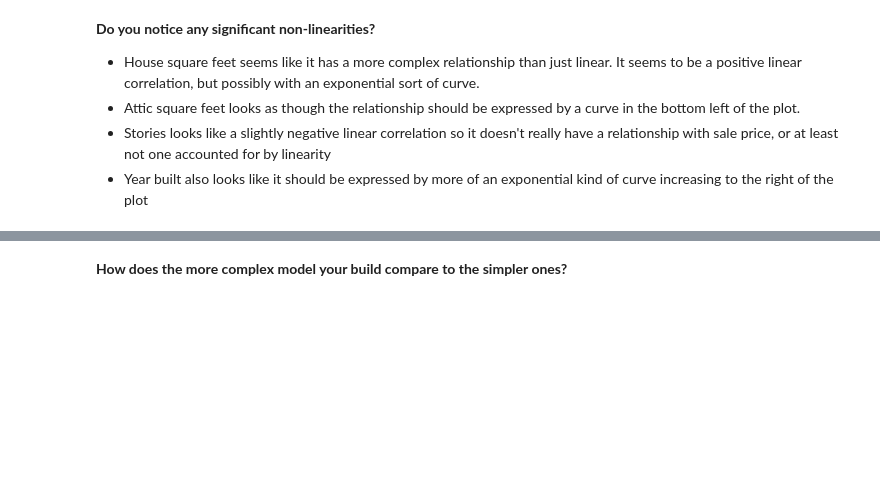
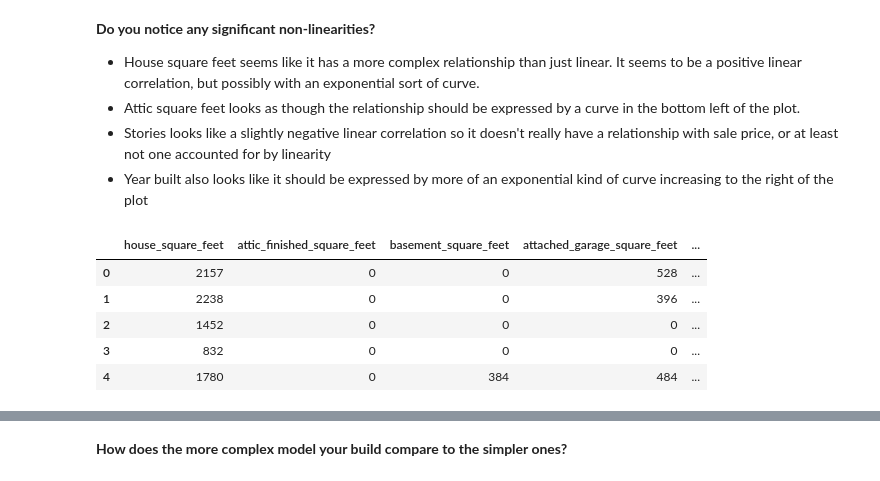
Before and after one commit to kpunsalan8/linearModels-KP, a Jupyter notebook: lab/lab_notebook_applied.ipynb, the cells around one changed output, grey strips where cells are left out. Cells and saved outputs as stored; diff of their text form; code cells hidden in the pictures; blank space fills up the shorter version.

```diff
--- a/lab/lab_notebook_applied.ipynb
+++ b/lab/lab_notebook_applied.ipynb
@@ -597,0 +554,14 @@ y_test_pred = ridge_model.predict(X_test_final)
+# %%
+# target is sale price
+y = df['sale_price']
+# all features except price, log price, sale date
+X = df.drop(columns=['sale_price', 'sale_date', 'sale_price_log'])
+# %%
+X.head()
+# %% [output]
+|  | house_square_feet | attic_finished_square_feet | basement_square_feet | attached_garage_square_feet | ... |
+| 0 | 2157 | 0 | 0 | 528 | ... |
+| 1 | 2238 | 0 | 0 | 396 | ... |
+| 2 | 1452 | 0 | 0 | 0 | ... |
+| 3 | 832 | 0 | 0 | 0 | ... |
+| 4 | 1780 | 0 | 384 | 484 | ... |
```
Also changed, not shown: parts of 16 cells of this notebook.
